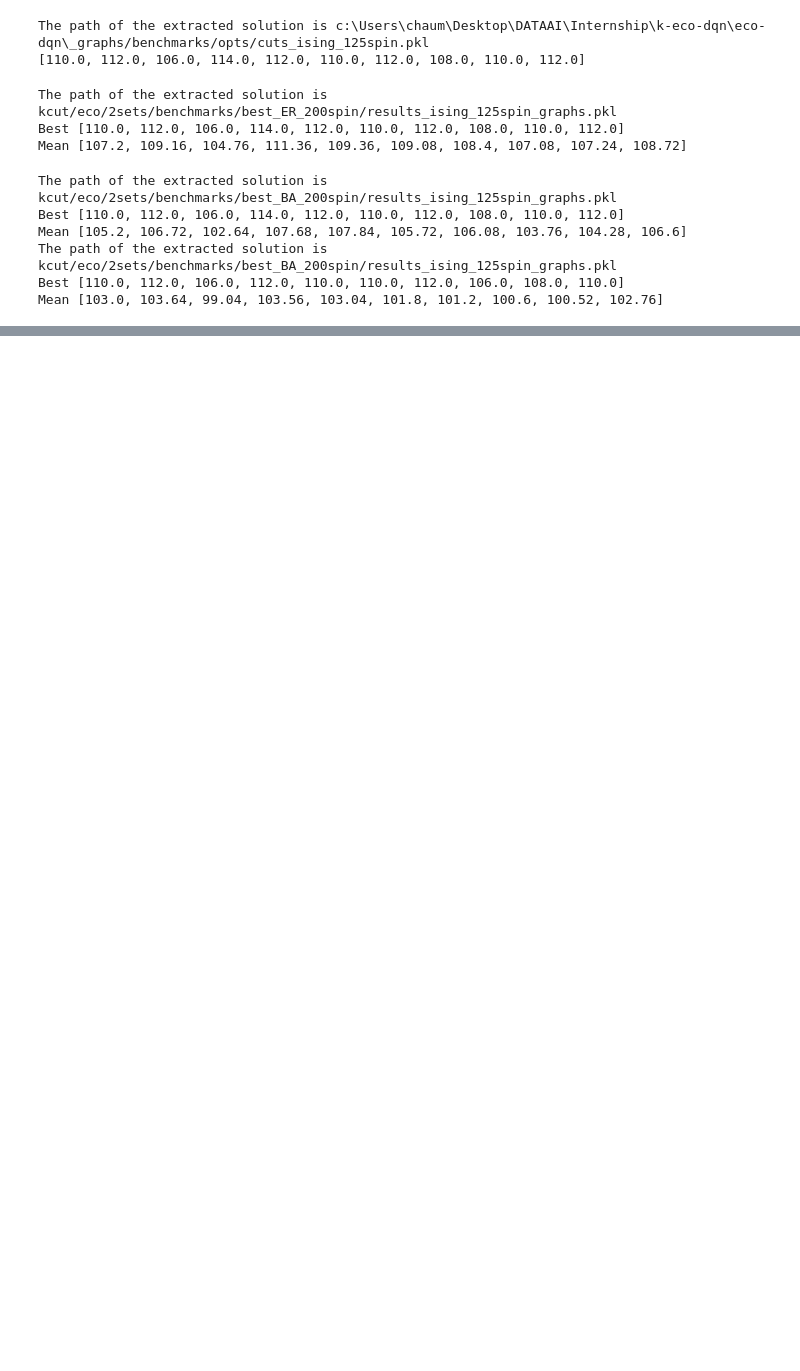
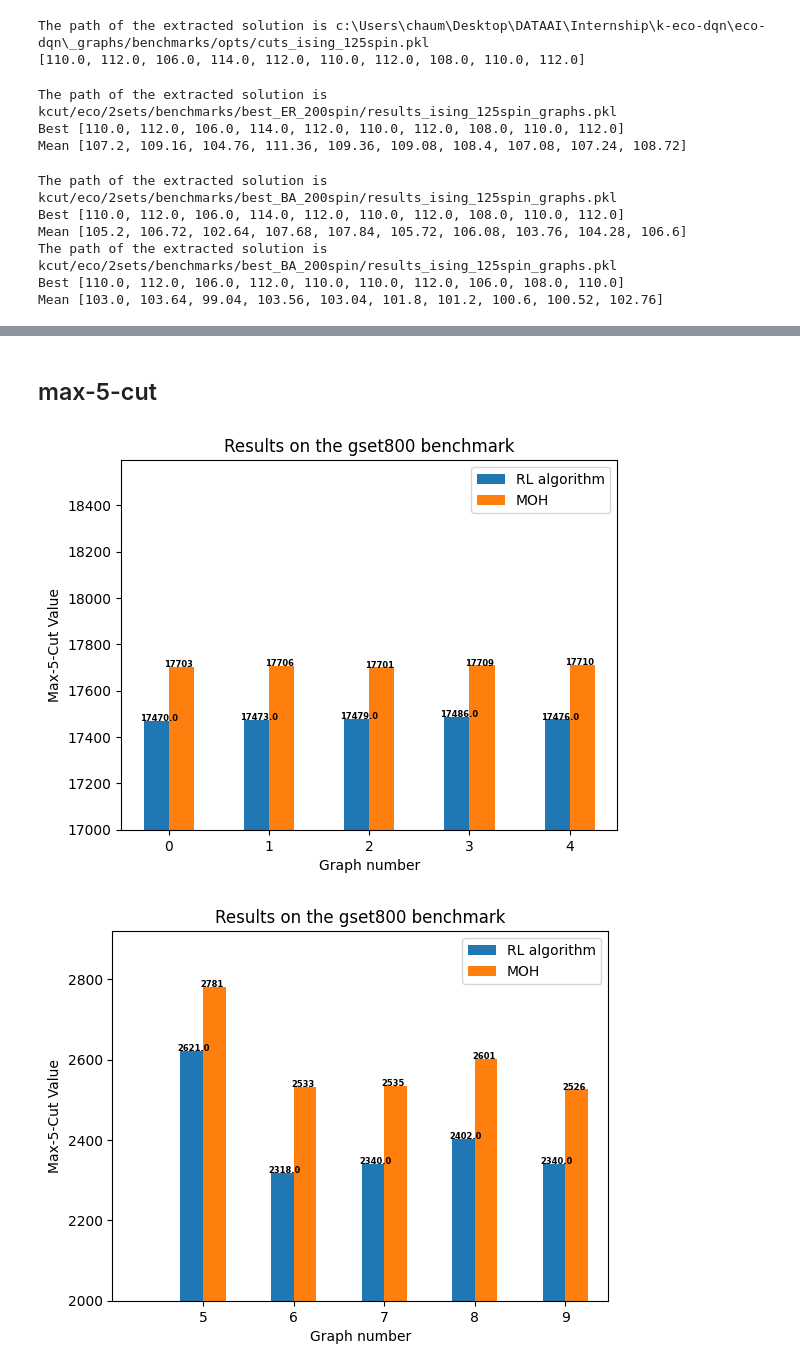
Before and after one commit to Gatorino/eco-dqn, a Jupyter notebook: plots.ipynb, the cells around one changed output, grey strips where cells are left out. Saved outputs shown, nothing was run; the diff lists cells and outputs as text; code cells hidden in the pictures; blank space fills up the shorter version.

```diff
--- a/plots.ipynb
+++ b/plots.ipynb
@@ -185,0 +269,68 @@ plt.show()
+# %% [markdown]
+## max-5-cut
+# %%
+MOH_best = [17703,17706,17701,17709,17710,2781,2533,2535,2601,2526]
+
+BA_500 = [17470.0,17473.0,17479.0,17486.0,17476.0,2621.0,2318.0,2340.0,2402.0,2340.0]
+
+fig, ax = plt.subplots()
+
+# Set the bar width
+width = 0.25
+
+# Set the x-axis ticks
+x = np.arange(5)
+
+# Plot the bars
+rects1 = ax.bar(x - width/2, BA_500[:5], width, label='RL algorithm')
+rects2 = ax.bar(x + width/2, MOH_best[:5], width, label='MOH')
+plt.ylim(bottom=0.5)
+for i, v in enumerate(MOH_best[:5]):
+    plt.text(i+0.1, v+0.02, str(round(v,1)), ha='center', fontsize=6, weight='bold')
+for i, v in enumerate(BA_500[:5]):
+    plt.text(i-0.1, v+0.02, str(round(v,1)), ha='center', fontsize=6, weight='bold')
+
+plt.ylim(bottom=17000)
+
+
+# Add some labels and a legend
+ax.set_xlabel('Graph number')
+ax.set_ylabel('Max-5-Cut Value')
+ax.set_title('Results on the gset800 benchmark')
+ax.set_xticks(x)
+ax.legend()
+plt.plot()
+
+
+fig, ax = plt.subplots()
+
+# Set the bar width
+width = 0.25
+
+# Set the x-axis ticks
+x = np.arange(5,10)
+
+# Plot the bars
+rects1 = ax.bar(x - width/2, BA_500[5:], width, label='RL algorithm')
+rects2 = ax.bar(x + width/2, MOH_best[5:], width, label='MOH')
+plt.ylim(bottom=0.5)
+for i, v in enumerate(MOH_best[5:]):
+    plt.text(5+i+0.1, v+0.02, str(round(v,1)), ha='center', fontsize=6, weight='bold')
+for i, v in enumerate(BA_500[5:]):
+    plt.text(5+i-0.1, v+0.02, str(round(v,1)), ha='center', fontsize=6, weight='bold')
+
+plt.xlim(left=4)
+plt.ylim(bottom=2000)
+
+
+# Add some labels and a legend
+ax.set_xlabel('Graph number')
+ax.set_ylabel('Max-5-Cut Value')
+ax.set_title('Results on the gset800 benchmark')
+ax.set_xticks(x)
+ax.legend()
+
+plt.show()
+# %% [output]
+[figure, added]
+[figure, added]
```
Also changed, not shown: parts of 9 cells of this notebook.
